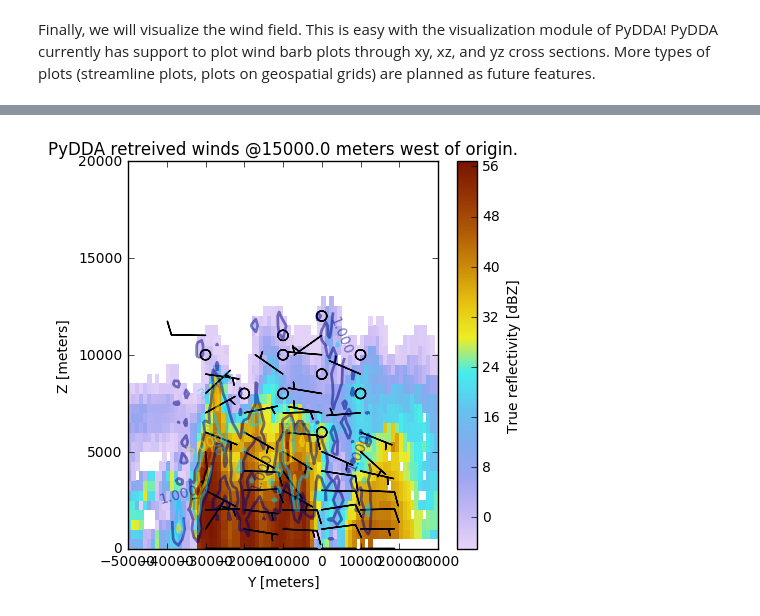
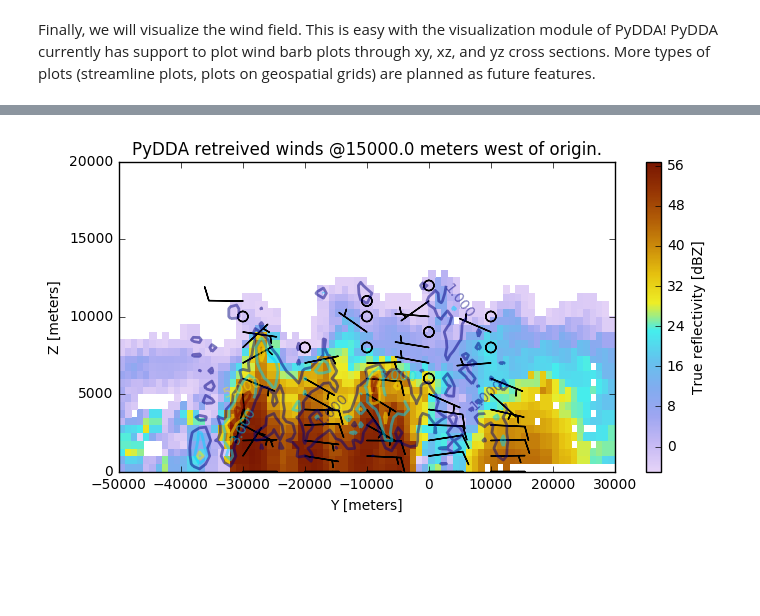
Before and after one commit to openradar/PyDDA, a Jupyter notebook: notebooks/PyDDA example notebook.ipynb, the cells around one changed output, grey strips where cells are left out. Saved outputs shown, nothing was run; the diff lists cells and outputs as text; code cells hidden in the pictures; blank space fills up the shorter version.

```diff
--- a/notebooks/PyDDA example notebook.ipynb
+++ b/notebooks/PyDDA example notebook.ipynb
@@ -69,3 +76,5 @@ Done! Time = 84.8
+# %%
+Grids = [pyart.io.read_grid('example_grid_radar0.nc'), pyart.io.read_grid('example_grid_radar1.nc')]
 # %% [markdown]
 Finally, we will visualize the wind field. This is easy with the visualization module of PyDDA! PyDDA currently has support to plot wind barb plots through xy, xz, and yz cross sections. More types of plots (streamline plots, plots on geospatial grids) are planned as future features.
 # %%
@@ -87,8 +96,8 @@ pydda.vis.plot_xz_xsection_barbs(Grids, 'DT', level=40,
 # %%
-plt.figure(figsize=(5,5))
-pydda.vis.plot_yz_xsection_barbs(Grids, 'DT', level=40,
-                                 vel_contours=[1, 3, 5, 7],
+plt.figure(figsize=(8,4))
+pydda.vis.plot_yz_xsection_barbs(Grids, None,'DT', level=40,
+                                 w_vel_contours=[1, 3, 5, 7],
                                  barb_spacing_x_km=10.0,
                                  barb_spacing_z_km=2.0)
 # %% [output]
-[figure, old version]
+[figure, new version]
```
Also changed, not shown: parts of 11 cells of this notebook, 3 other files.
